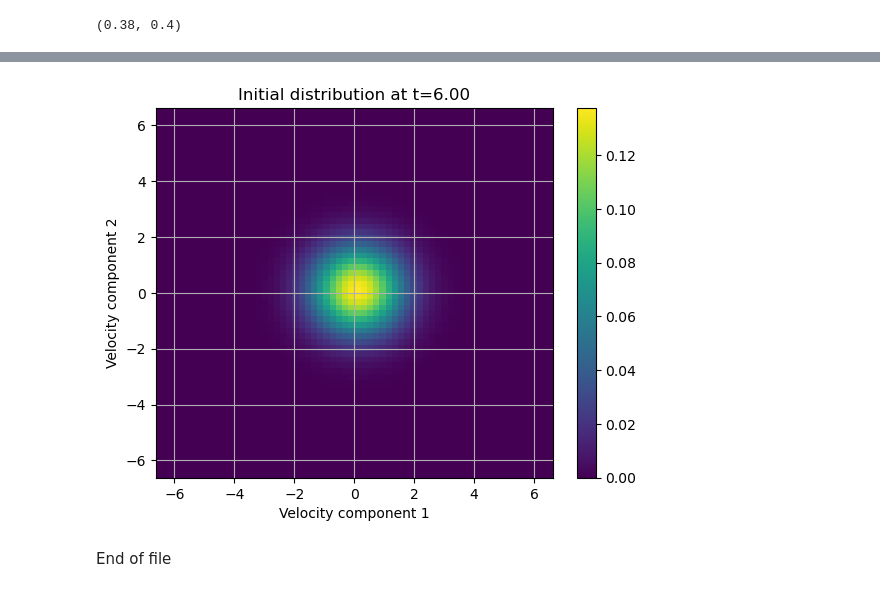
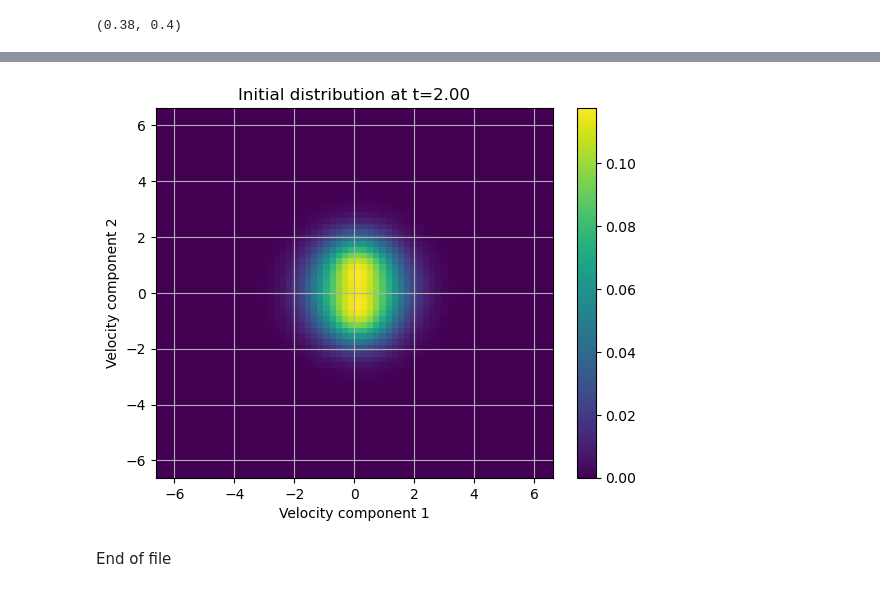
Before and after one commit to Gwangjae-Jung/deep_numerical, a Jupyter notebook: experiments_numerical/FSM_Boltzmann__VSS.ipynb, the cells around one changed output, grey strips where cells are left out. Cells and saved outputs as stored; diff of their text form; code cells hidden in the pictures.

```diff
--- a/experiments_numerical/FSM_Boltzmann__VSS.ipynb
+++ b/experiments_numerical/FSM_Boltzmann__VSS.ipynb
@@ -241,18 +241,18 @@ fig.show()
 # %%
-t_idx = 600
+t_idx = 200
 plt.imshow(arr_distribution[0, t_idx].reshape(RESOLUTION, RESOLUTION).cpu().numpy(),
            extent=[-MAX_V, MAX_V, -MAX_V, MAX_V],
            origin='lower', aspect='auto',
            cmap='viridis')
 plt.colorbar()
 plt.title(f"Initial distribution at t={ARR_T[t_idx]:.2f}")
 plt.xlabel("Velocity component 1")
 plt.ylabel("Velocity component 2")
 plt.xlim(-MAX_V, MAX_V)
 plt.ylim(-MAX_V, MAX_V)
 plt.grid(True)
 plt.show()
 # %% [output]
-[figure, old version]
+[figure, new version]
 # %% [markdown]
 End of file
```
Also changed, not shown: parts of 6 cells of this notebook, 1 other file.
